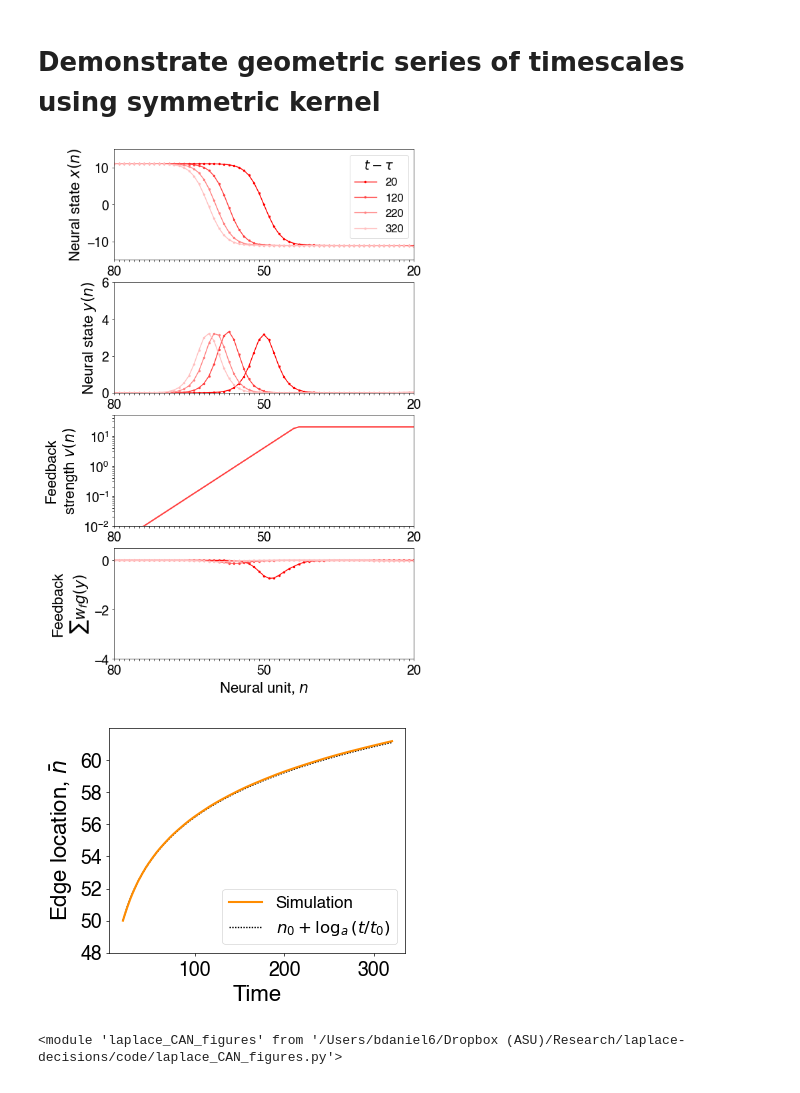
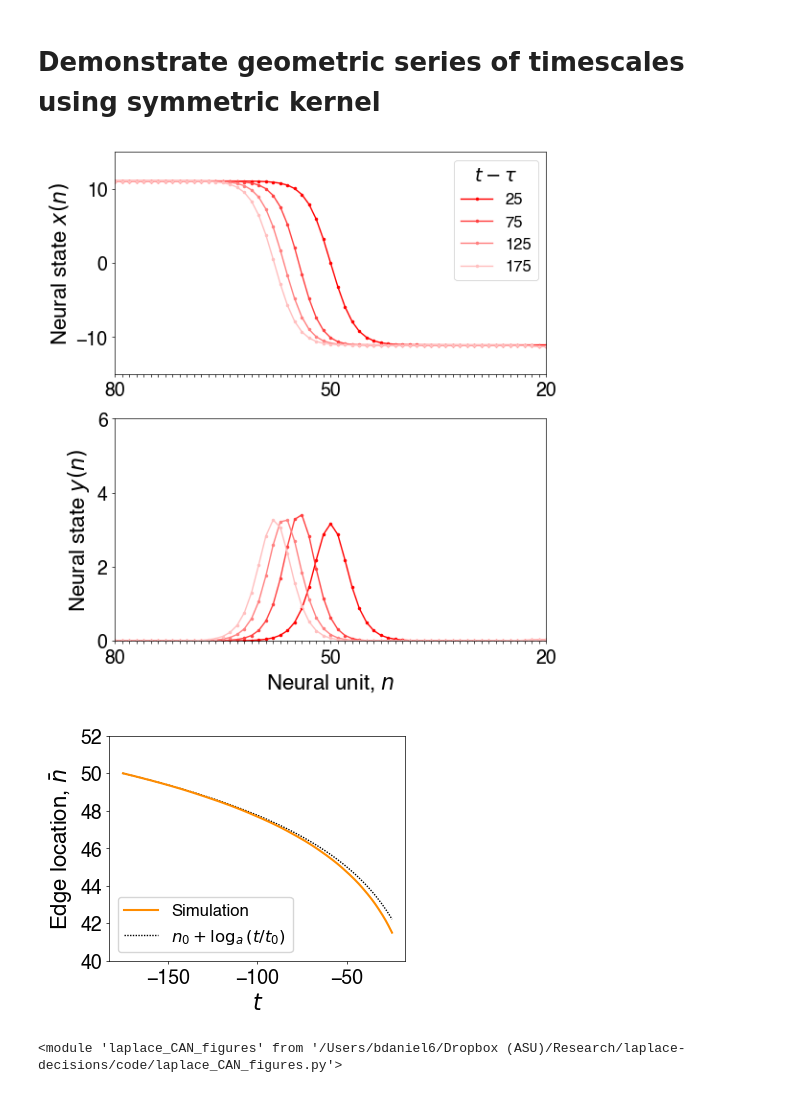
Before and after one commit to Collective-Logic-Lab/laplace-decisions, a Jupyter notebook: laplace-CAN-paper-figures.ipynb, the cells around one changed output. Drawn from its saved outputs; the diff is of its cells as text; code cells hidden in the pictures.

```diff
--- a/laplace-CAN-paper-figures.ipynb
+++ b/laplace-CAN-paper-figures.ipynb
@@ -31,12 +31,13 @@ from laplace_network import asymmetric_edge_states
 # set up 1-D line of units with nearest-neighbor interactions
 # and fixed boundary conditions implemented by large fields at the ends
 
-dateStr = '240517' # used in output figure filenames
+dateStr = '240530' # used in output figure filenames
 
 sim_type = 'past' #'past' #'future'
 Npopulation = 100 # number of units in each population
 # delta_z is the conversion unit from distance measured in number of neurons
-# to the relevant output variable z
+# to the relevant output variable z.  In the paper, this is controlled by
+# the parameter a: delta_z = ln(a)
 delta_z = 1/4 #1/8 #1/4
 n_0_asymmetric = Npopulation/2
 if sim_type == 'past':
@@ -48,7 +49,7 @@ elif sim_type == 'future':
 sigma_edge = 0.5 #0.25 #0.5
 sigma_other = 20
 
-# scale of interaction strength between neighbors
+# scale of interaction strength between neighbors (J = x_max)
 J = 2 #4
 # constant interaction from edge neurons to corresponding bump neurons
 J_edge_bump = sigma_other/2
@@ -268,13 +269,13 @@ for neuronType in ['edge','bump']:
 # set up 1-D line of units with nearest-neighbor interactions
 # and fixed boundary conditions implemented by large fields at the ends
 
-dateStr_symmetric = '240515' # used in output figure filenames
+dateStr_symmetric = '240530' # used in output figure filenames
 
-sim_type_symmetric = 'past' #'past' #'future'
+sim_type_symmetric = 'future' #'past' #'future'
 if sim_type_symmetric == 'past':
-    t_0_symmetric = 20 #50 #5
+    t_0_symmetric = 25 #50 #5
 elif sim_type_symmetric == 'future':
-    t_0_symmetric = -320 #-800 #-80
+    t_0_symmetric = -175 #-800 #-80
 
 Npopulation_symmetric = 100 # number of units in each population
 # delta_z is the conversion unit from distance measured in number of neurons
@@ -308,7 +309,7 @@ net_symmetric = gaussian_laplace_network(
 # run simulation
 
 noise_var = 0 #5e-1 # strength of noise (variance added per unit time)
-t_final = t_0_symmetric + 300 #+ 750 #+ 75
+t_final = t_0_symmetric + 150 #+ 750 #+ 75
 delta_t = 0.01 #0.1 #0.01 #0.001
 seed = 12345
 
@@ -327,26 +328,26 @@ states_symmetric.index = states_symmetric.index + t_0_symmetric
 # %%
 # set plot configuration based on simulation settings
 if sim_type_symmetric == 'past':
     flip_n = True
     colors = [ (1,1-x,1-x) for x in np.linspace(1,0,5) ] # reds
-    input_min,input_max = -4,0.5
+    input_min,input_max = -1,0.5
 elif sim_type_symmetric == 'future':
     flip_n = False
     colors = [ (1-x,1-x,1) for x in np.linspace(1,0,5) ] # blues
-    input_min,input_max = -0.5,4
+    input_min,input_max = -0.5,1
 
 lf.translation_simulation_plot(net_symmetric,states_symmetric,states_symmetric,
                                flip_n=flip_n,
-                               include_feedback_plots=True,
+                               include_feedback_plots=False,
                                state_min=-15,state_max=15,
                                bump_state_min=0,bump_state_max=6,
                                input_min=input_min,input_max=input_max,
                                colors=colors,
                                t_0=t_0_symmetric,
                                n_0=n_0_symmetric)
 plt.savefig('{}_symmetric_translation_simulation_{}.pdf'.format(dateStr_symmetric,sim_type_symmetric))
 # %% [output]
-[figure, old version]
+[figure, new version]
 # %%
 lf.edge_location_plot(net_symmetric,states_symmetric,n_0_symmetric,t_0_symmetric,delta_z)
 #plt.xticks(t_0_symmetric + np.array([0,10,20,30,40,50,60,70]),t_0_symmetric + np.array([0,10,20,30,40,50,60,70]));
@@ -354,6 +355,7 @@ if sim_type_symmetric == 'past':
     plt.yticks(n_0_symmetric+np.arange(-2,12,2))
     plt.axis(ymin=n_0_symmetric-2)
     plt.axis(ymax=n_0_symmetric+12)
+    plt.legend(loc=4)
 elif sim_type_symmetric == 'future':
     plt.yticks(n_0_symmetric-np.arange(-2,12,2))
     plt.axis(ymax=n_0_symmetric+2)
@@ -361,7 +363,7 @@ elif sim_type_symmetric == 'future':
     plt.legend(loc=3)
 plt.savefig('{}_symmetric_edge_location_{}.pdf'.format(dateStr_symmetric,sim_type_symmetric))
 # %% [output]
-[figure, old version]
+[figure, new version]
 # %%
 reload(lf)
 # %% [output]
```
Also changed, not shown: parts of 5 cells of this notebook, 1 other file.
